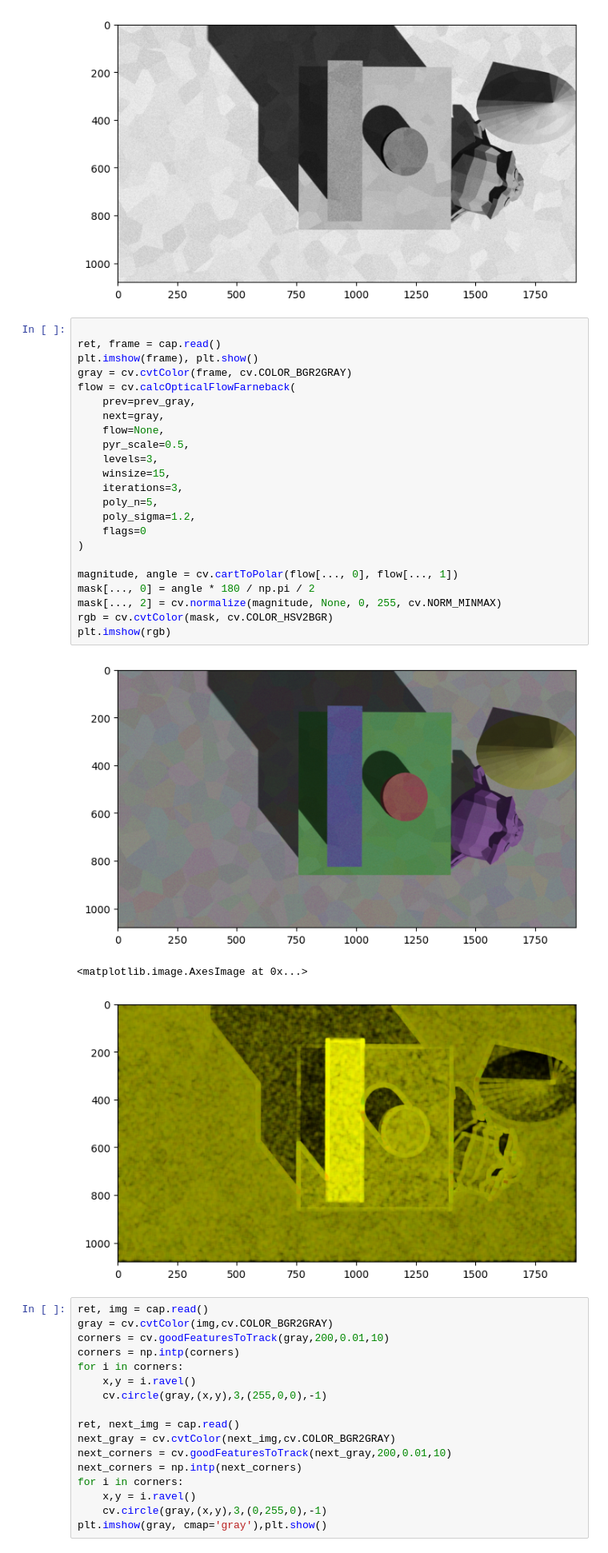
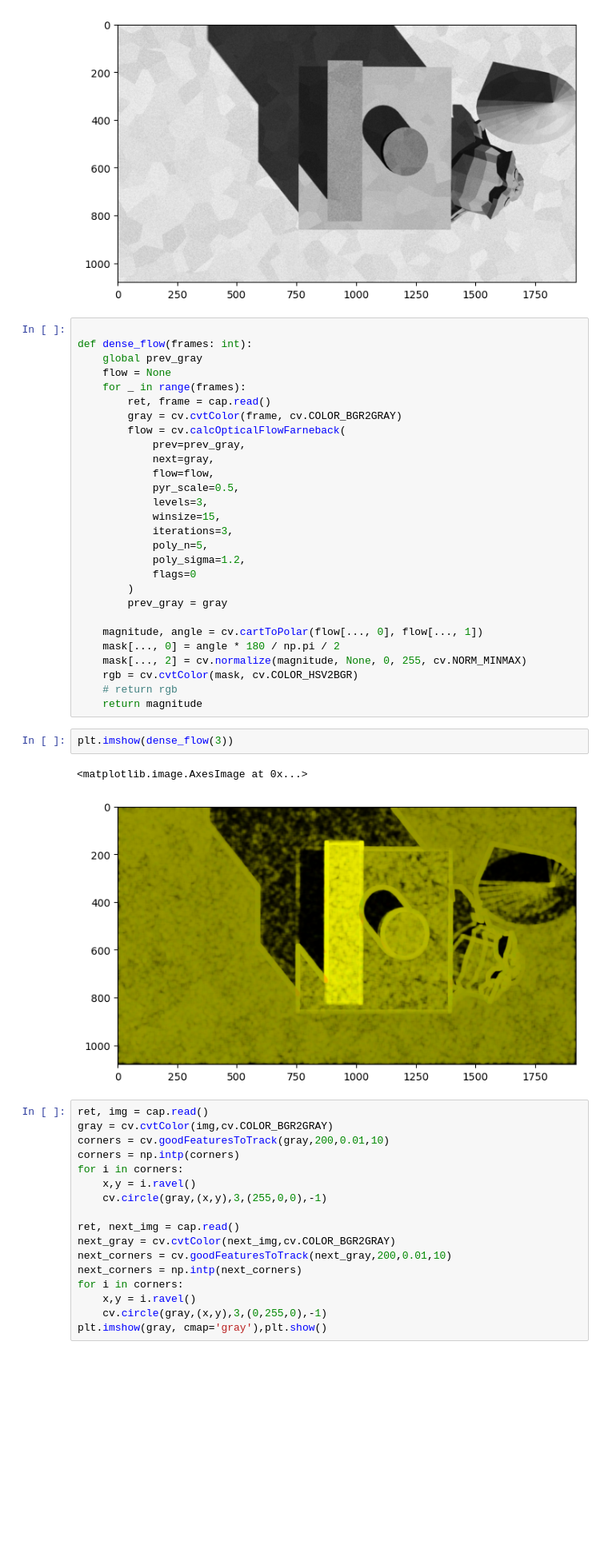
Before and after one commit to jacekdobrowolski/twm, a Jupyter notebook: test.ipynb, the cells around one changed output. Shown at 80% size. Saved outputs shown, nothing was run; the diff lists cells and outputs as text; blank space fills up the shorter version.

```diff
--- a/test.ipynb
+++ b/test.ipynb
@@ -16,31 +16,37 @@ plt.imshow(prev_gray, cmap='gray')
 [figure]
 # %%
 
-ret, frame = cap.read()
-plt.imshow(frame), plt.show()
-gray = cv.cvtColor(frame, cv.COLOR_BGR2GRAY)
-flow = cv.calcOpticalFlowFarneback(
-    prev=prev_gray,
-    next=gray,
-    flow=None,
-    pyr_scale=0.5,
-    levels=3,
-    winsize=15,
-    iterations=3,
-    poly_n=5,
-    poly_sigma=1.2,
-    flags=0
-)
+def dense_flow(frames: int):
+    global prev_gray
+    flow = None
+    for _ in range(frames):
+        ret, frame = cap.read()
+        gray = cv.cvtColor(frame, cv.COLOR_BGR2GRAY)
+        flow = cv.calcOpticalFlowFarneback(
+            prev=prev_gray,
+            next=gray,
+            flow=flow,
+            pyr_scale=0.5,
+            levels=3,
+            winsize=15,
+            iterations=3,
+            poly_n=5,
+            poly_sigma=1.2,
+            flags=0
+        )
+        prev_gray = gray
 
-magnitude, angle = cv.cartToPolar(flow[..., 0], flow[..., 1])
-mask[..., 0] = angle * 180 / np.pi / 2
-mask[..., 2] = cv.normalize(magnitude, None, 0, 255, cv.NORM_MINMAX)
-rgb = cv.cvtColor(mask, cv.COLOR_HSV2BGR)
-plt.imshow(rgb)
+    magnitude, angle = cv.cartToPolar(flow[..., 0], flow[..., 1])
+    mask[..., 0] = angle * 180 / np.pi / 2
+    mask[..., 2] = cv.normalize(magnitude, None, 0, 255, cv.NORM_MINMAX)
+    rgb = cv.cvtColor(mask, cv.COLOR_HSV2BGR)
+    # return rgb
+    return magnitude
-# %% [output]
-[figure, removed]
-<matplotlib.image.AxesImage at 0x...>
-[figure, removed]
+# %%
+plt.imshow(dense_flow(3))
+# %% [output]
+<matplotlib.image.AxesImage at 0x...>
+[figure, added]
 # %%
 ret, img = cap.read()
 gray = cv.cvtColor(img,cv.COLOR_BGR2GRAY)
```
Also changed, not shown: 1 other file.
